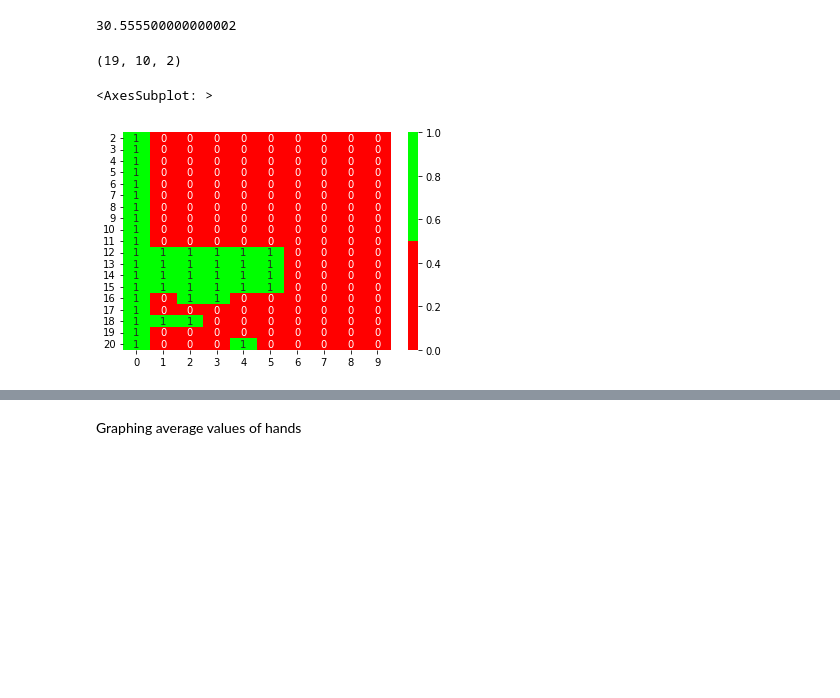
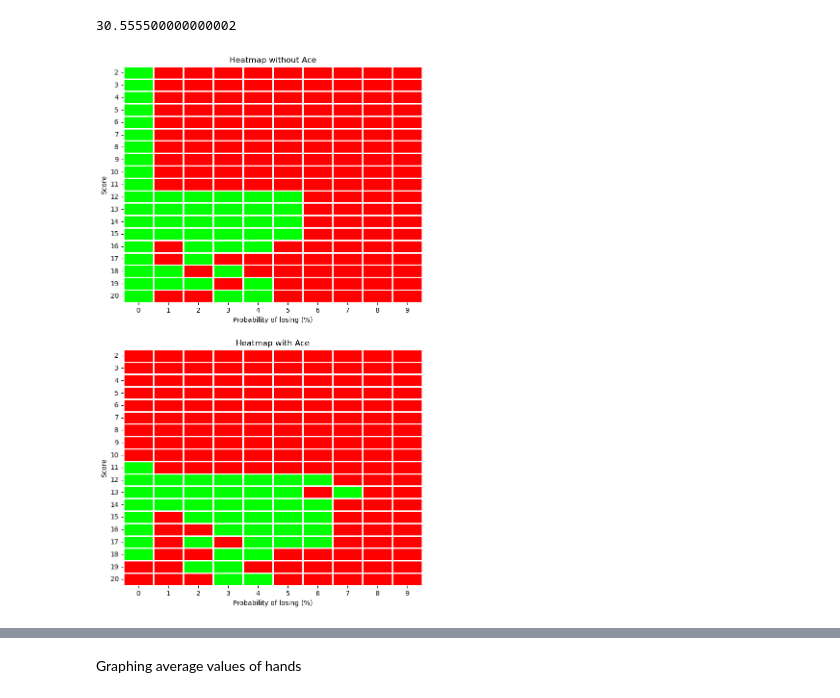
Before and after one commit to michaelgamstonNotts/MLiS_CW2, a Jupyter notebook: Code/visualise_tables.ipynb, the cells around one changed output, grey strips where cells are left out. Drawn from its saved outputs; the diff is of its cells as text; code cells hidden in the pictures; blank space fills up the shorter version.

Commit message:
graph edits.

```diff
--- a/Code/visualise_tables.ipynb
+++ b/Code/visualise_tables.ipynb
@@ -106,28 +106,54 @@ dict = {1:10, 2:10, 3:10.5555}
 print(sum(list(dict.values())[1-1:]))
 # %% [output]
 30.555500000000002
-# %%
-import seaborn as sns
-from matplotlib.colors import ListedColormap
-q_policy = np.load('finite_policy.npy')
-print(q_policy.shape)
-
-q_policy_noace = np.zeros([19,10])
-
-for index_s, state in enumerate(q_policy):
-    for index_p, percentage in enumerate(state):
-
-        q_policy_noace[index_s][index_p] = percentage[0]
-
-
-
-policy_df = pd.DataFrame(q_policy_noace, columns=np.arange(0,10), index=np.arange(2,21))
-#policy_df
-sns.heatmap(policy_df, annot=True, cmap=ListedColormap(['#ff0000', '#00FF00']))
-# %% [output]
-(19, 10, 2)
-<AxesSubplot: >
-[figure, removed]
+# %%
+import seaborn as sns
+import matplotlib.pyplot as plt
+from matplotlib.colors import ListedColormap
+
+q_policy = np.load('finite_policy.npy')
+q_policy_noace = np.zeros([19,10])
+q_policy_ace = np.zeros([19,10])
+for index_s, state in enumerate(q_policy):
+    for index_p, percentage in enumerate(state):
+        q_policy_noace[index_s][index_p] = percentage[0]
+        q_policy_ace[index_s][index_p] = percentage[1]
+
+q_policy_noace_df = pd.DataFrame(q_policy_noace, columns=np.arange(0,10), index=np.arange(2,21))
+#q_policy_noace_df.iloc[0:10,1:10]= 3
+q_policy_ace_df = pd.DataFrame(q_policy_ace, columns=np.arange(0,10), index=np.arange(2,21))
+#sns.heatmap(q_policy_noace_df,  cmap=ListedColormap(['#ff0000', '#00FF00']))
+# Create a figure with two subplots
+cmap = ListedColormap(['#FF0000', '#00FF00'])
+
+# Create a figure with two subplots
+fig, ax = plt.subplots(2, 1, figsize=(8, 14))
+
+# Add gridlines between blocks
+sns.heatmap(q_policy_noace_df, cmap=cmap,
+            cbar_kws={'shrink': 0.8},
+            linecolor='white', linewidths=1,
+            ax=ax[0], cbar=False)
+
+ax[0].set_xlabel('Probability of losing (%)')
+ax[0].set_ylabel('Score')
+ax[0].tick_params('y', rotation=0)
+ax[0].set_title('Heatmap without Ace')
+
+sns.heatmap(q_policy_ace_df, cmap=cmap,
+            cbar_kws={'shrink': 0.8},
+            linecolor='white', linewidths=1,
+            ax=ax[1], cbar=False)
+
+ax[1].set_xlabel('Probability of losing (%)')
+ax[1].set_ylabel('Score')
+ax[1].tick_params('y', rotation=0)
+ax[1].set_title('Heatmap with Ace')
+
+
+plt.show()
+# %% [output]
+[figure, added]
 # %%
 mux = pd.MultiIndex.from_product([[0,1,2,3,4,5,6,7,8,9], ['Hit', 'Stick']])
 
```
Also changed, not shown: parts of 5 cells of this notebook.
